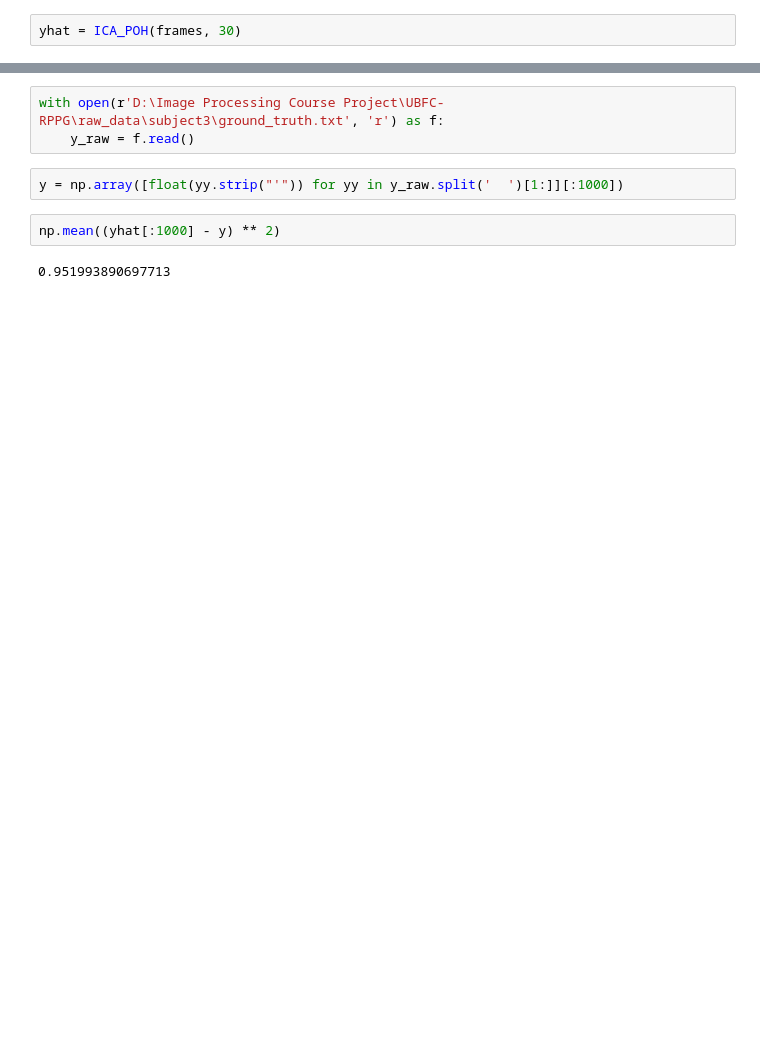
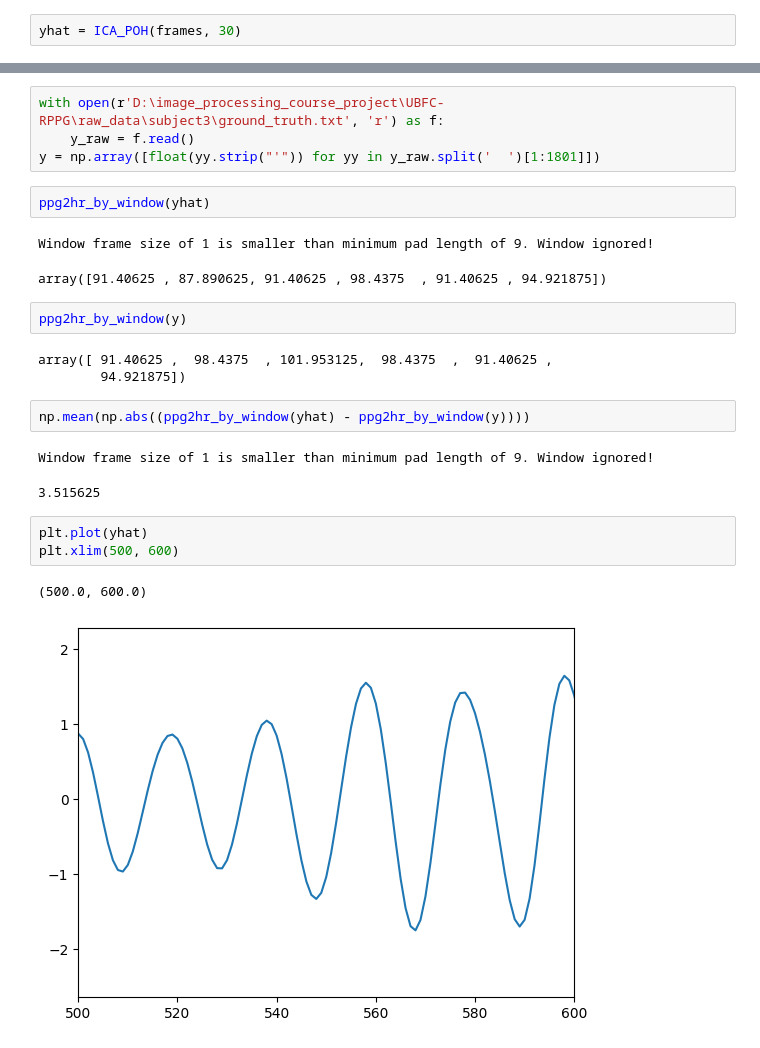
Before and after one commit to MNetanel/image-processing-project, a Jupyter notebook: notebooks/03_unsupervised_models.ipynb, the cells around one changed output, grey strips where cells are left out. Drawn from its saved outputs; the diff is of its cells as text; blank space fills up the shorter version.

```diff
--- a/notebooks/03_unsupervised_models.ipynb
+++ b/notebooks/03_unsupervised_models.ipynb
@@ -32,9 +23,25 @@ plt.plot(yhat)
 # %%
-with open(r'D:\Image Processing Course Project\UBFC-RPPG\raw_data\subject3\ground_truth.txt', 'r') as f:
+with open(r'D:\image_processing_course_project\UBFC-RPPG\raw_data\subject3\ground_truth.txt', 'r') as f:
     y_raw = f.read()
+y = np.array([float(yy.strip("'")) for yy in y_raw.split('  ')[1:1801]])
-# %%
-y = np.array([float(yy.strip("'")) for yy in y_raw.split('  ')[1:]][:1000])
+# %%
+ppg2hr_by_window(yhat)
+# %% [output]
+Window frame size of 1 is smaller than minimum pad length of 9. Window ignored!
+array([91.40625 , 87.890625, 91.40625 , 98.4375  , 91.40625 , 94.921875])
+# %%
+ppg2hr_by_window(y)
+# %% [output]
+array([ 91.40625 ,  98.4375  , 101.953125,  98.4375  ,  91.40625 ,
+        94.921875])
 # %%
-np.mean((yhat[:1000] - y) ** 2)
+np.mean(np.abs((ppg2hr_by_window(yhat) - ppg2hr_by_window(y))))
 # %% [output]
-0.951993890697713
+Window frame size of 1 is smaller than minimum pad length of 9. Window ignored!
+3.515625
+# %%
+plt.plot(yhat)
+plt.xlim(500, 600)
+# %% [output]
+(500.0, 600.0)
+[figure, added]
```
Also changed, not shown: parts of 5 cells of this notebook, 1 other file.
